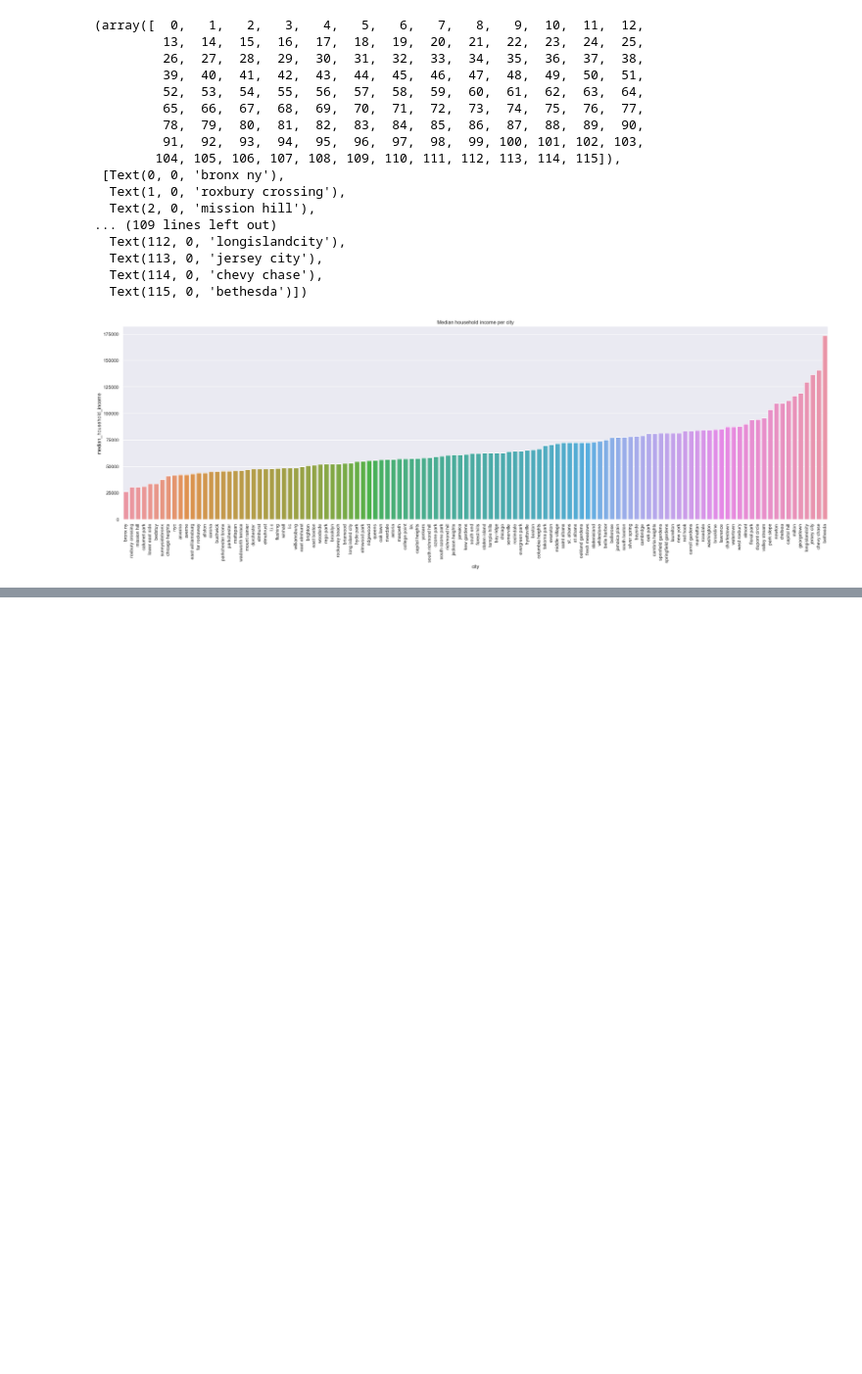
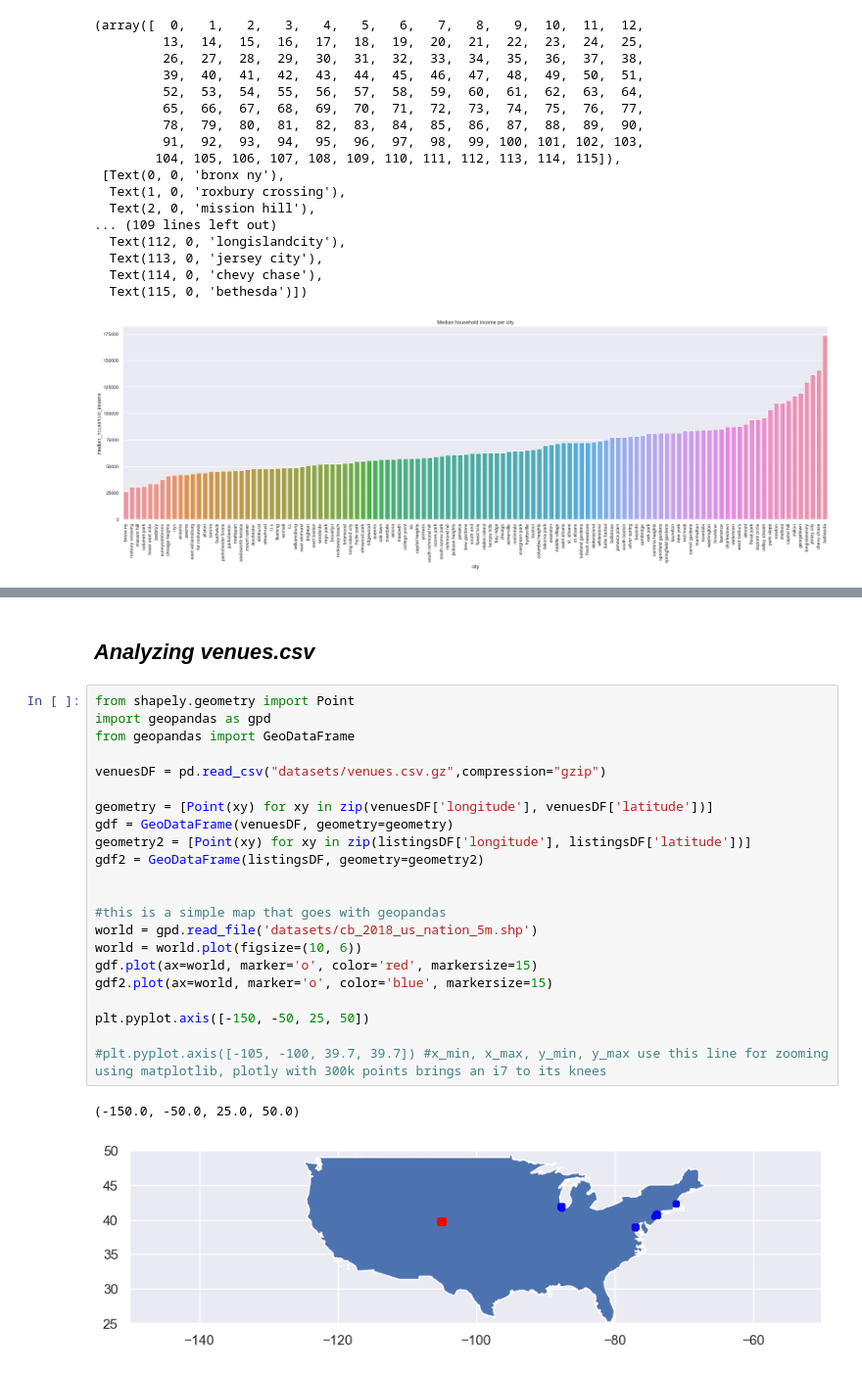
Before and after one commit to DavidB420/airbnbdataanalysis, a Jupyter notebook: airbnb final.ipynb, the cells around one changed output, grey strips where cells are left out. Shown: that part at 98% size. Saved outputs shown, nothing was run; the diff lists cells and outputs as text; blank space fills up the shorter version.

```diff
--- a/airbnb final.ipynb
+++ b/airbnb final.ipynb
@@ -171,0 +240,27 @@ See the caveats in the documentation: https://pandas.pydata.org/pandas-docs/stab
+# %% [markdown]
+## *Analyzing venues.csv*
+# %%
+from shapely.geometry import Point
+import geopandas as gpd
+from geopandas import GeoDataFrame
+
+venuesDF = pd.read_csv("datasets/venues.csv.gz",compression="gzip")
+
+geometry = [Point(xy) for xy in zip(venuesDF['longitude'], venuesDF['latitude'])]
+gdf = GeoDataFrame(venuesDF, geometry=geometry)
+geometry2 = [Point(xy) for xy in zip(listingsDF['longitude'], listingsDF['latitude'])]
+gdf2 = GeoDataFrame(listingsDF, geometry=geometry2)
+
+
+#this is a simple map that goes with geopandas
+world = gpd.read_file('datasets/cb_2018_us_nation_5m.shp')
+world = world.plot(figsize=(10, 6))
+gdf.plot(ax=world, marker='o', color='red', markersize=15)
+gdf2.plot(ax=world, marker='o', color='blue', markersize=15)
+
+plt.pyplot.axis([-150, -50, 25, 50])
+
+#plt.pyplot.axis([-105, -100, 39.7, 39.7]) #x_min, x_max, y_min, y_max use this line for zooming using matplotlib, plotly with 300k points brings an i7 to its knees
+# %% [output]
+(-150.0, -50.0, 25.0, 50.0)
+[figure, added]
```
Also changed, not shown: parts of 5 cells of this notebook, 7 other files.
